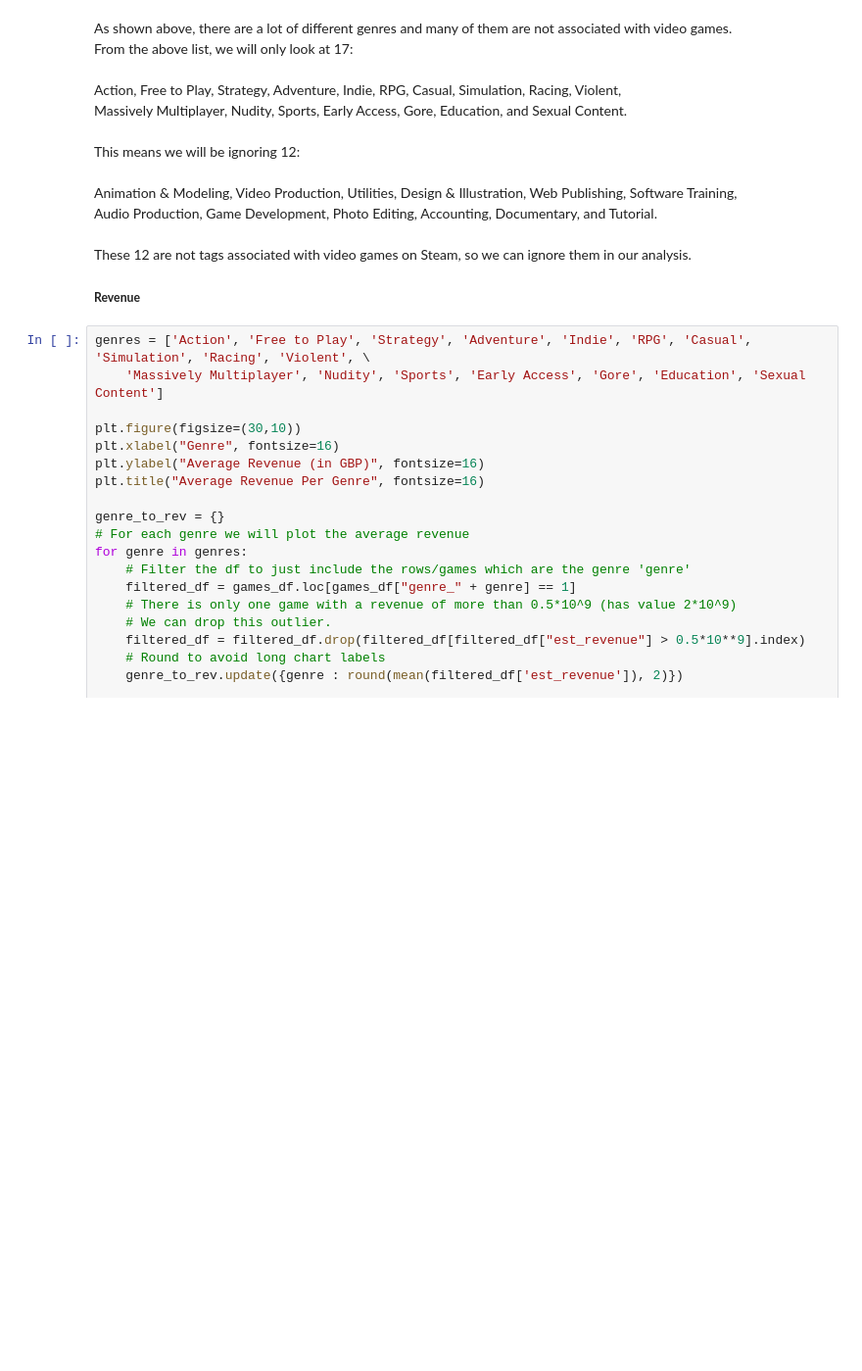
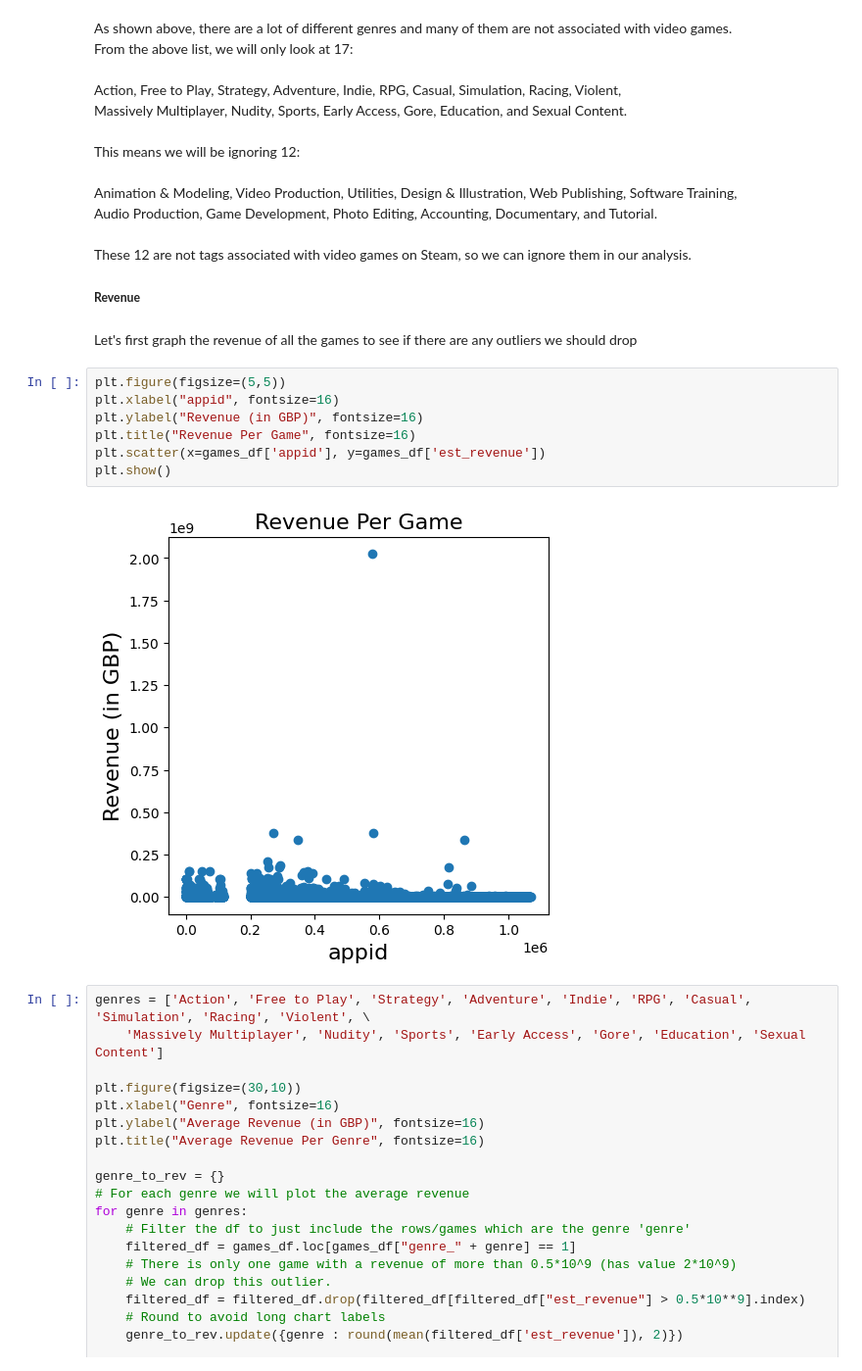
Before and after one commit to kevinrr888/kevinrr888.github.io, a Jupyter notebook: game_popularity.ipynb, the cells around one changed output. Shown at 98% size. Saved outputs shown, nothing was run; the diff lists cells and outputs as text; blank space fills up the shorter version.

```diff
--- a/game_popularity.ipynb
+++ b/game_popularity.ipynb
@@ -319,6 +319,17 @@ Audio Production, Game Development, Photo Editing, Accounting, Documentary, and
 These 12 are not tags associated with video games on Steam, so we can ignore them in our analysis.<br>
 
 ##### **Revenue**
+# %% [markdown]
+Let's first graph the revenue of all the games to see if there are any outliers we should drop
+# %%
+plt.figure(figsize=(5,5))
+plt.xlabel("appid", fontsize=16)
+plt.ylabel("Revenue (in GBP)", fontsize=16)
+plt.title("Revenue Per Game", fontsize=16)
+plt.scatter(x=games_df['appid'], y=games_df['est_revenue'])
+plt.show()
+# %% [output]
+[figure, added]
 # %%
 genres = ['Action', 'Free to Play', 'Strategy', 'Adventure', 'Indie', 'RPG', 'Casual', 'Simulation', 'Racing', 'Violent', \
     'Massively Multiplayer', 'Nudity', 'Sports', 'Early Access', 'Gore', 'Education', 'Sexual Content']
```
Also changed, not shown: parts of 15 cells of this notebook.
